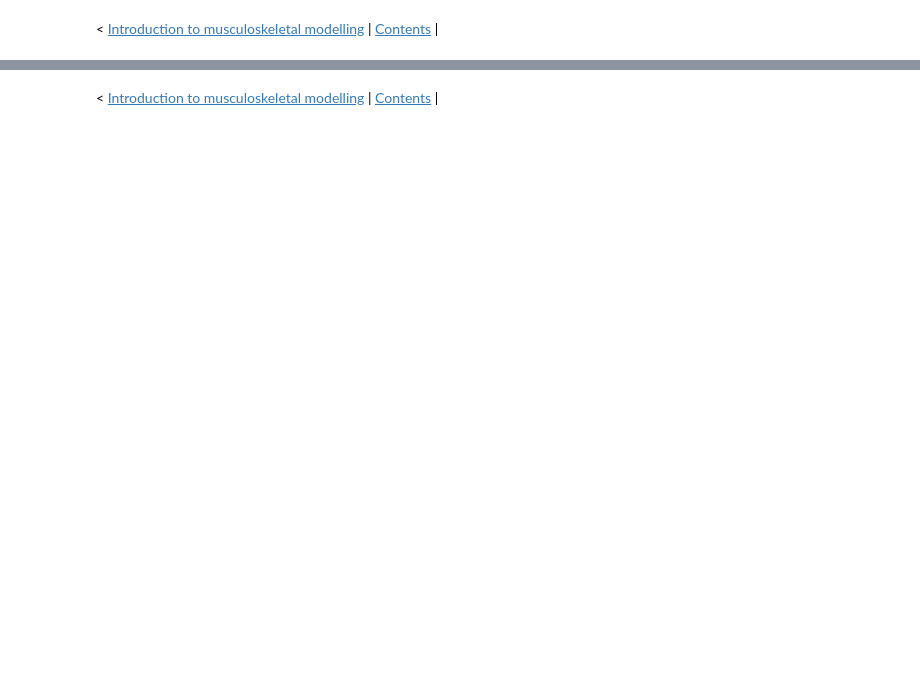
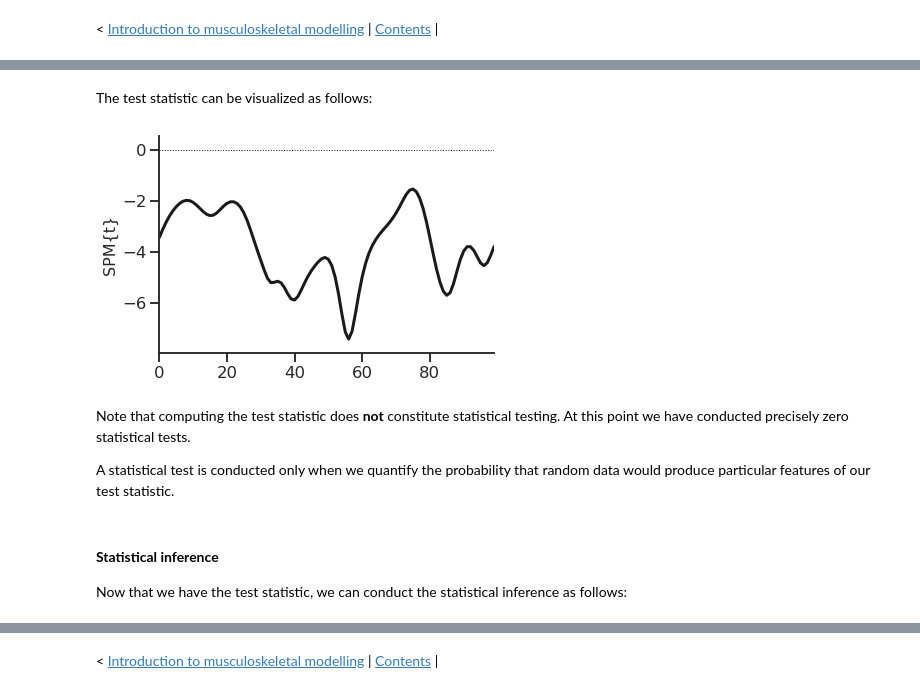
Before and after one commit to pyomeca/tutorials, a Jupyter notebook: notebooks/03.00-stats-and-machine-learning.ipynb, the cells around one changed output, grey strips where cells are left out. Saved outputs shown, nothing was run; the diff lists cells and outputs as text; code cells hidden in the pictures; blank space fills up the shorter version.

```diff
--- a/notebooks/03.00-stats-and-machine-learning.ipynb
+++ b/notebooks/03.00-stats-and-machine-learning.ipynb
@@ -23,0 +100,18 @@
+# %%
+t = spm1d.stats.ttest2(group_a, group_b)
+# %% [markdown]
+The test statistic can be visualized as follows:
+# %%
+t.plot()
+sns.despine()
+# %% [output]
+[figure, added]
+# %% [markdown]
+Note that computing the test statistic does __not__ constitute statistical testing.
+At this point we have conducted precisely zero statistical tests.
+
+A statistical test is conducted only when we quantify the probability that random data would produce particular features of our test statistic.
+# %% [markdown]
+#### __Statistical inference__
+
+Now that we have the test statistic, we can conduct the statistical inference as follows:
```
Also changed, not shown: parts of 17 cells of this notebook, 7 other files.
